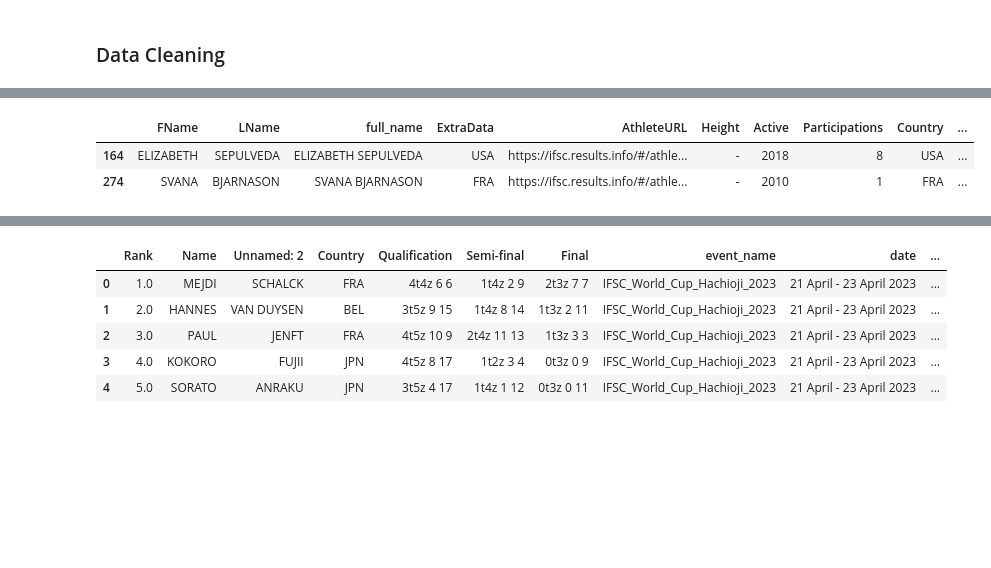
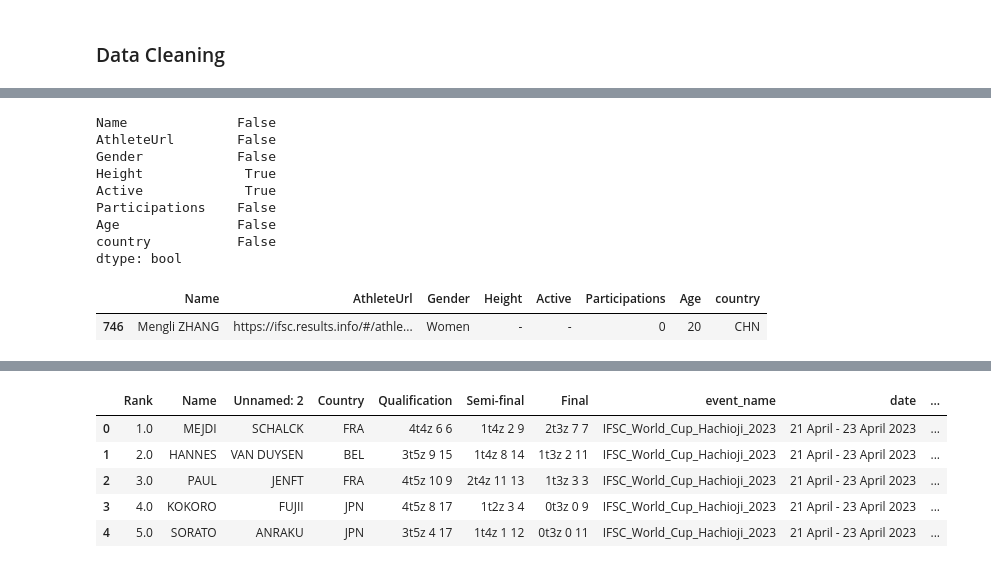
Before and after one commit to lfigil/ifsc-data, a Jupyter notebook: ifsc_analysis.ipynb, the cells around one changed output, grey strips where cells are left out. Drawn from its saved outputs; the diff is of its cells as text; code cells hidden in the pictures; blank space fills up the shorter version.

```diff
--- a/ifsc_analysis.ipynb
+++ b/ifsc_analysis.ipynb
@@ -7,7 +8,7 @@ lead_df = pd.read_csv("./competitions/world_cups_2023/2023_lead.csv")
 speed_df = pd.read_csv("./competitions/world_cups_2023/2023_speed.csv")
 
 # Read the athletes file
-athletes = pd.read_csv("./athlete_info.csv")
+athletes = pd.read_csv("./athlete_info_v2.csv")
 # %% [markdown]
 ### Data Cleaning
 # %%
@@ -29,3 +27,0 @@ tmp_df = athletes['ExtraData'].str.split(" ", expand=True)
-# %%
-athletes['Country'] = tmp_df[0]
-athletes['BirthYear'] = tmp_df[2]
@@ -32,6 +44,18 @@ athletes['BirthYear'] = tmp_df[2]
+# %%
+# Check the columns with '-' in it
+(athletes == '-').any()
+# %% [output]
+Name              False
+AthleteUrl        False
+Gender            False
+Height             True
+Active             True
+Participations    False
+Age               False
+country           False
+dtype: bool
 # %%
-athletes[athletes['BirthYear'].isna()]
+athletes[athletes['Active'] == '-']
 # %% [output]
-|  | FName | LName | full_name | ExtraData | AthleteURL | Height | Active | Participations | Country | ... |
-| 164 | ELIZABETH | SEPULVEDA | ELIZABETH SEPULVEDA | USA | https://ifsc.results.info/#/athle... | - | 2018 | 8 | USA | ... |
-| 274 | SVANA | BJARNASON | SVANA BJARNASON | FRA | https://ifsc.results.info/#/athle... | - | 2010 | 1 | FRA | ... |
+|  | Name | AthleteUrl | Gender | Height | Active | Participations | Age | country |
+| 746 | Mengli ZHANG | https://ifsc.results.info/#/athle... | Women | - | - | 0 | 20 | CHN |
```
Also changed, not shown: parts of 28 cells of this notebook.
